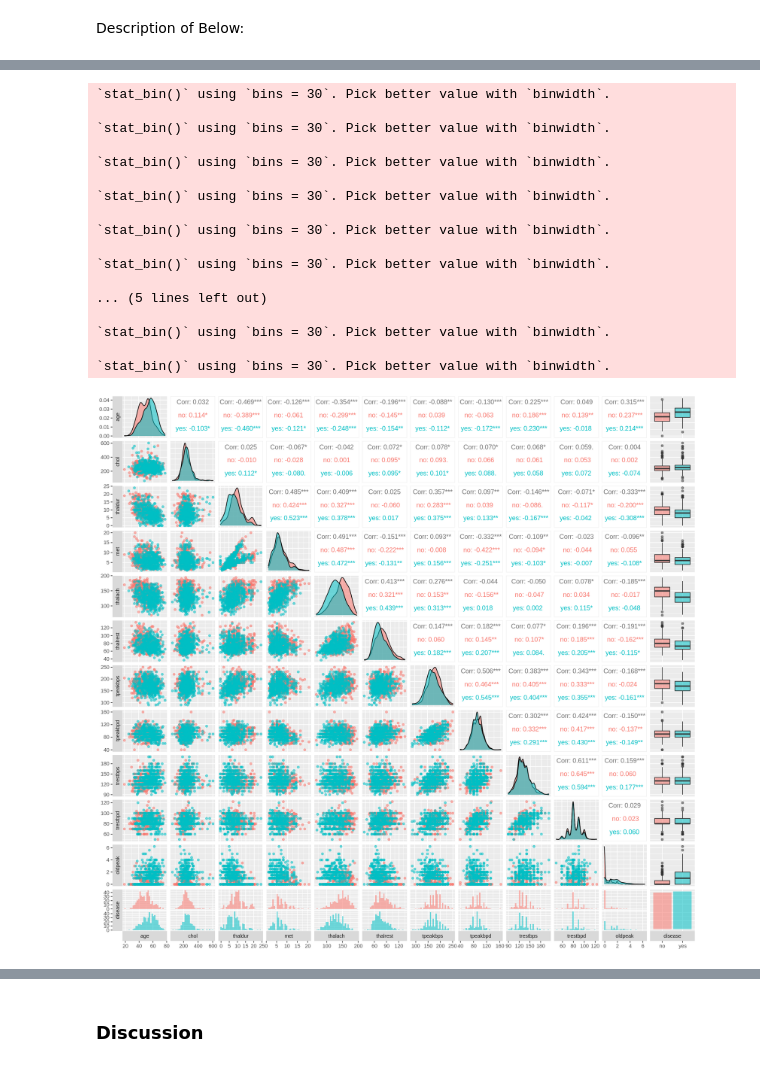
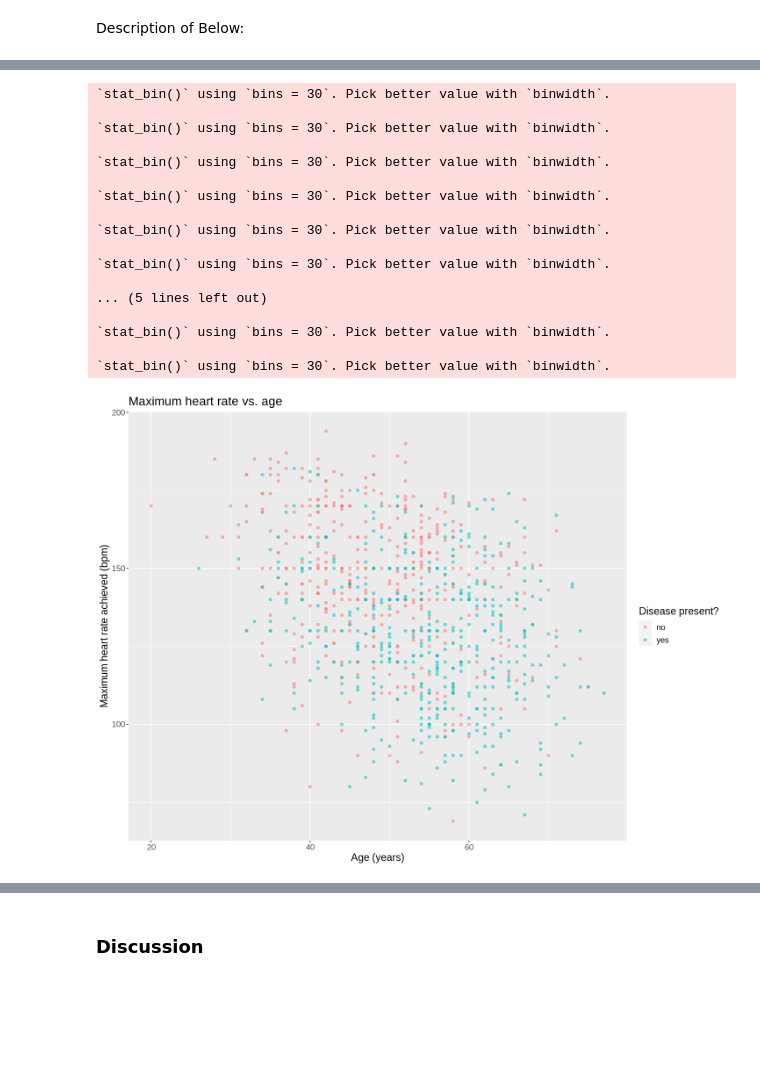
Before and after one commit to HUCKLEandtheSTALKER/DSCI100-jupyter-worksheets, a Jupyter notebook: project.ipynb, the cells around one changed output, grey strips where cells are left out. Cells and saved outputs as stored; diff of their text form; code cells hidden in the pictures; blank space fills up the shorter version.

Commit message:
added graph

```diff
--- a/project.ipynb
+++ b/project.ipynb
@@ -241,24 +241,30 @@ Prediction  no yes
 # %%
+thalach_vs_age <- heart_training |>
+    ggplot(aes(x = age, y = thalach, colour = disease)) +
+        geom_point(alpha = 0.5) +
+        labs(x = "Age (years)", y = "Maximum heart rate achieved (bpm)", colour = "Disease present?", title = "Maximum heart rate vs. age") +
+        theme(text = element_text(size = 14))
+thalach_vs_age
 options(repr.plot.width = 14, repr.plot.height = 13)
 heart_pairs <- heart_training |>
     ggpairs(aes(colour = disease, alpha = 0.5), switch = "both")
 heart_pairs
 # %% [output]
 `stat_bin()` using `bins = 30`. Pick better value with `binwidth`.
 
 `stat_bin()` using `bins = 30`. Pick better value with `binwidth`.
 
 `stat_bin()` using `bins = 30`. Pick better value with `binwidth`.
 
 `stat_bin()` using `bins = 30`. Pick better value with `binwidth`.
 
 `stat_bin()` using `bins = 30`. Pick better value with `binwidth`.
 
 `stat_bin()` using `bins = 30`. Pick better value with `binwidth`.
 
 ... (5 lines left out)
 
 `stat_bin()` using `bins = 30`. Pick better value with `binwidth`.
 
 `stat_bin()` using `bins = 30`. Pick better value with `binwidth`.
-[figure, old version]
+[figure, new version]
```
Also changed, not shown: parts of 4 cells of this notebook.
